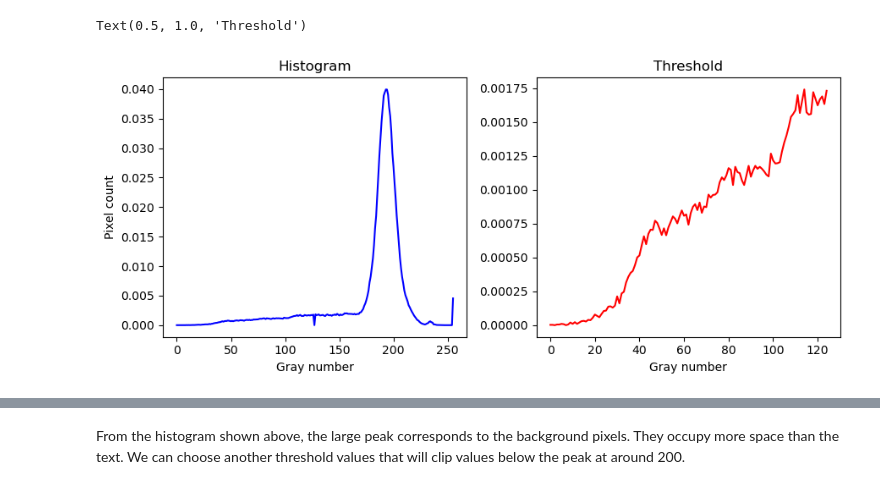
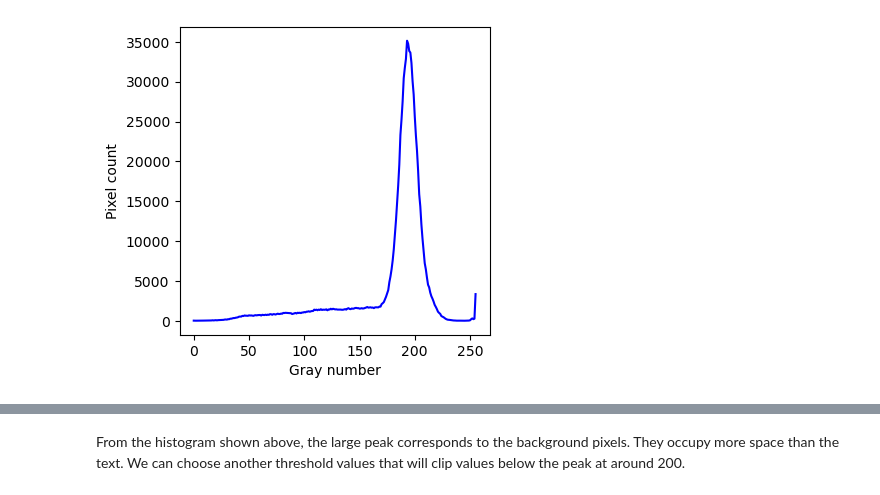
Before and after one commit to npcrmns/App-Physics-157, a Jupyter notebook: [5] Feature Extraction - Image Segmentation/Feature Extraction - Image Segmentation.ipynb, the cells around one changed output, grey strips where cells are left out. Saved outputs shown, nothing was run; the diff lists cells and outputs as text; code cells hidden in the pictures.

```diff
--- a/[5] Feature Extraction - Image Segmentation/Feature Extraction - Image Segmentation.ipynb
+++ b/[5] Feature Extraction - Image Segmentation/Feature Extraction - Image Segmentation.ipynb
@@ -48,15 +39,9 @@ plt.axis("off")
 # %%
-check_hist, check_edge = np.histogram(grayscale_check, 256, density = True)
-check_threshold = check_hist[0:125]
+check_hist, check_edge = np.histogram(grayscale_check, 256)
 
-fig, ax = plt.subplots(1, 2, figsize = (9, 4), tight_layout = True)
-ax[0].plot(check_hist, color = "blue")
-ax[0].set_xlabel("Gray number")
-ax[0].set_ylabel("Pixel count")
-ax[0].set_title("Histogram")
-ax[1].plot(check_threshold, color = "red")
-ax[1].set_xlabel("Gray number")
-ax[1].set_title("Threshold")
+plt.plot(check_hist, color = "blue")
+plt.xlabel("Gray number")
+plt.ylabel("Pixel count")
+plt.savefig("grayscale check histogram.png")
 # %% [output]
-Text(0.5, 1.0, 'Threshold')
-[figure, old version]
+[figure, new version]
```
Also changed, not shown: parts of 14 cells of this notebook, 5 other files.
